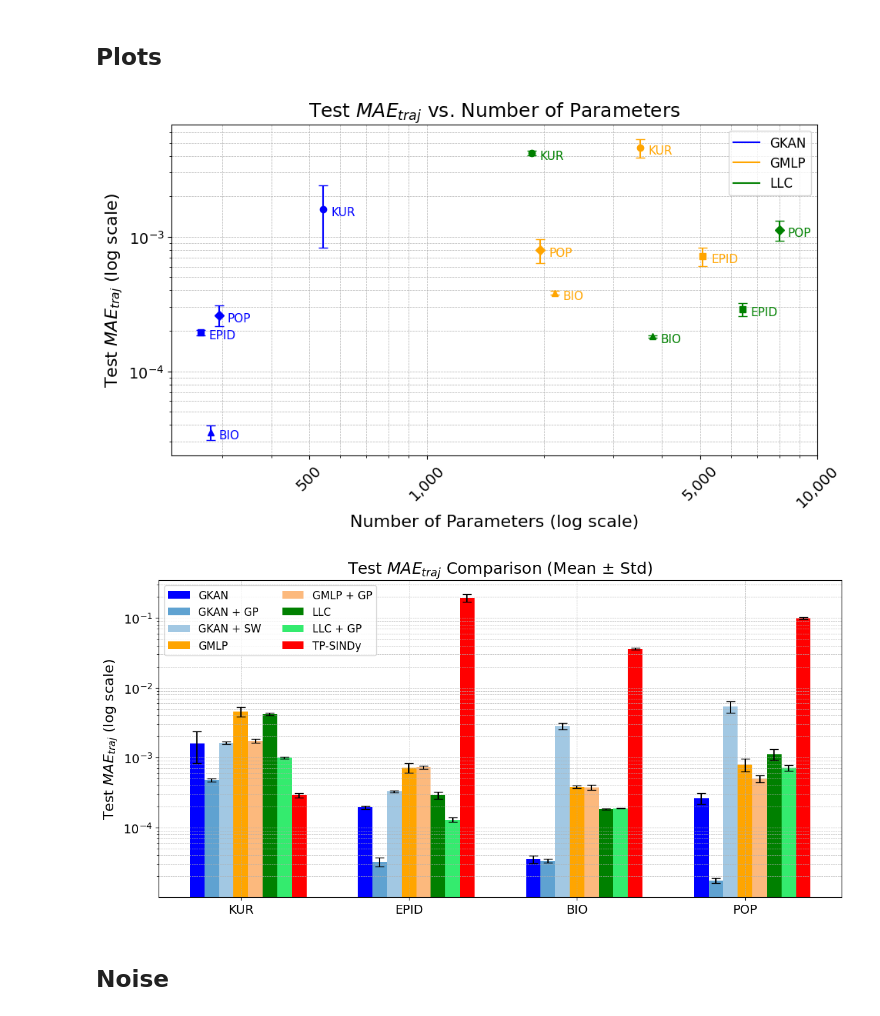
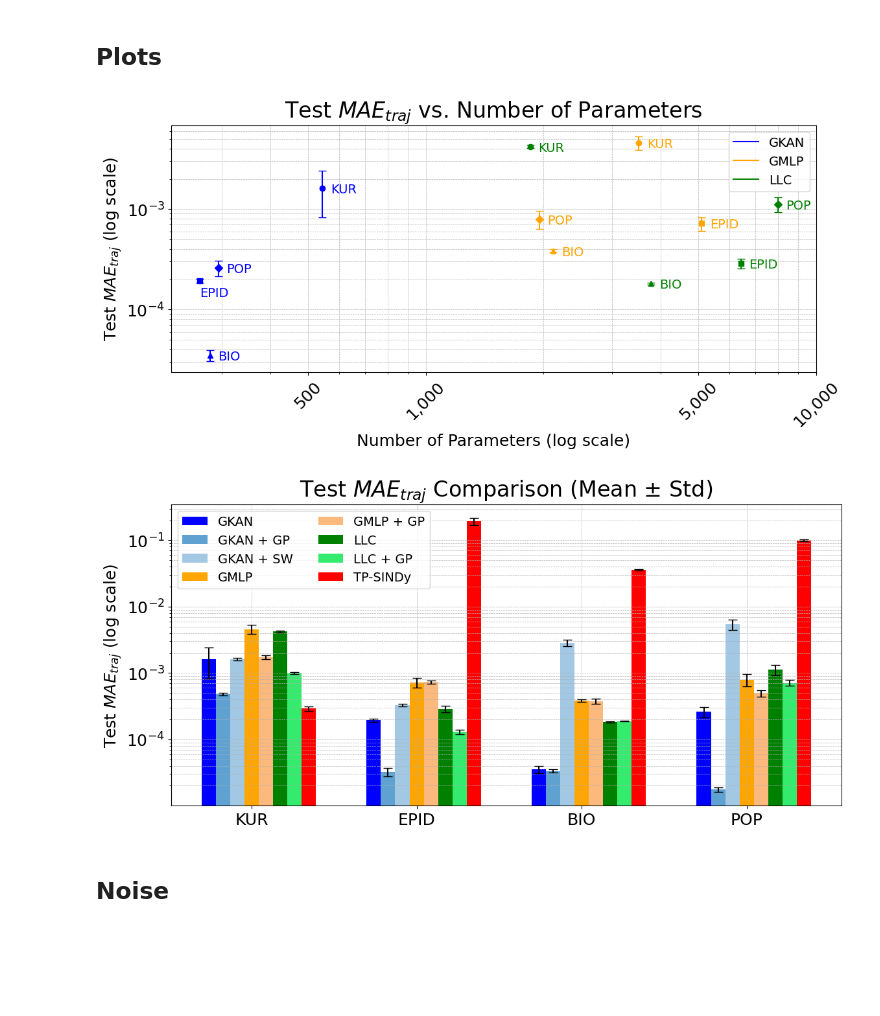
Before and after one commit to riccardocappi/Kan-for-Interpretable-Graph-Dynamics, a Jupyter notebook: plots.ipynb, the cells around one changed output. Cells and saved outputs as stored; diff of their text form; code cells hidden in the pictures; blank space fills up the shorter version.

```diff
--- a/plots.ipynb
+++ b/plots.ipynb
@@ -35,7 +35,7 @@ res_gkan = [res_kur_gkan, res_epid_gkan, res_bio_gkan, res_pop_gkan]
 
 res_kur_mpnn = load_res("./saved_models_optuna/model-kuramoto-mpnn/kuramoto_mpnn_ic1_s5_pd_mult_12/0/post_process_res.json")
 res_epid_mpnn = load_res("./saved_models_optuna/model-epidemics-mpnn/epidemics_mpnn_ic1_s5_pd_mult_12/0/post_process_res.json")
-res_bio_mpnn = load_res("./saved_models_optuna/model-biochemical-mpnn/biochemical_mpnn_ic1_s5_pd_mult_12/0/post_process_res_final.json")
+res_bio_mpnn = load_res("./saved_models_optuna/model-biochemical-mpnn/biochemical_mpnn_ic1_s5_pd_mult_12/0/post_process_res.json")
 res_pop_mpnn = load_res("./saved_models_optuna/model-population-mpnn/population_mpnn_ic1_s5_pd_mult_12/0/post_process_res.json")
 
 res_mpnn = [res_kur_mpnn, res_epid_mpnn, res_bio_mpnn, res_pop_mpnn]
@@ -49,7 +49,7 @@ res_tss = [res_kur_tss, res_epid_tss, res_bio_tss, res_pop_tss]
 
 res_kur_llc = load_res("./saved_models_optuna/model-kuramoto-llc/kuramoto_llc_2/0/post_process_res_seed.json")
 res_epid_llc = load_res("./saved_models_optuna/model-epidemics-llc/epidemics_llc_2/0/post_process_res_seed.json")
-res_bio_llc = load_res("./saved_models_optuna/model-biochemical-llc/biochemical_llc_2/0/post_process_res_final.json")
+res_bio_llc = load_res("./saved_models_optuna/model-biochemical-llc/biochemical_llc_2/0/post_process_res_seed.json")
 res_pop_llc = load_res("./saved_models_optuna/model-population-llc/population_llc_2/0/post_process_res_seed.json")
 
 res_llc = [res_kur_llc, res_epid_llc, res_bio_llc, res_pop_llc]
@@ -57,12 +57,12 @@ res_llc = [res_kur_llc, res_epid_llc, res_bio_llc, res_pop_llc]
 ## Plots
 # %%
 plt.rcParams.update({
-    "font.size": 14,         # base font size
-    "axes.titlesize": 18,    # title
-    "axes.labelsize": 16,    # x/y labels
-    "xtick.labelsize": 14,   # x-tick labels
-    "ytick.labelsize": 14,   # y-tick labels
-    "legend.fontsize": 12,   # legend
+    "font.size": 20,         # base font size
+    "axes.titlesize": 24,    # title
+    "axes.labelsize": 18,    # x/y labels
+    "xtick.labelsize": 18,   # x-tick labels
+    "ytick.labelsize": 18,   # y-tick labels
+    "legend.fontsize": 14,   # legend
 })
 # %%
 gkan_params = [res["Number of params"] for res in res_gkan]
@@ -86,15 +86,19 @@ log_std_llc = [log_error_bars(means, stds, True) for means, stds in zip(llc_loss
 
 
 
-plt.figure(figsize=(10, 6))
+plt.figure(figsize=(12, 6))
 for i in range(len(dynamics)):
     # Plot GKAN with error bars
     plt.errorbar(gkan_params[i], gkan_losses[i],
                  yerr=log_std_gkan[i], fmt=markers[i],
                  color='blue', label=None,
                  capsize=4)
-    plt.text(gkan_params[i]*1.05, gkan_losses[i]*0.9, dynamics[i],
-             fontsize=11, color='blue')
+    if dynamics[i] == "EPID":
+        plt.text(gkan_params[i], gkan_losses[i]*0.7, dynamics[i],
+                fontsize=14, color='blue')
+    else:
+        plt.text(gkan_params[i]*1.05, gkan_losses[i]*0.9, dynamics[i],
+                fontsize=14, color='blue')
 
     # Plot MPNN (GMLP) with error bars
     plt.errorbar(mpnn_params[i], mpnn_losses[i],
@@ -102,37 +106,37 @@ for i in range(len(dynamics)):
                  color='orange', label=None,
                  capsize=4)
     plt.text(mpnn_params[i]*1.05, mpnn_losses[i]*0.9, dynamics[i],
-             fontsize=11, color='orange')
+             fontsize=14, color='orange')
 
     # LLC-GP with error bars
     plt.errorbar(llc_params[i], llc_losses[i],
                  yerr=log_std_llc[i], fmt=markers[i],
                  color='green', label=None,
                  capsize=4)
     plt.text(llc_params[i]*1.05, llc_losses[i]*0.9, dynamics[i],
-             fontsize=11, color='green')
+             fontsize=14, color='green')
 
 # Add one legend entry for each model
 plt.errorbar([], [], color='blue', label='GKAN')
 plt.errorbar([], [], color='orange', label='GMLP')
 plt.errorbar([], [], color='green', label='LLC')
 
 plt.xscale('log')
 plt.yscale('log')
 plt.xlabel('Number of Parameters (log scale)')
 plt.ylabel(r'Test $MAE_{traj}$ (log scale)')
 plt.title(r'Test $MAE_{traj}$ vs. Number of Parameters')
 
 
 xticks = [5e2, 1e3, 5e3, 1e4]
 plt.xticks(xticks, [f"{int(x):,}" for x in xticks], rotation=45)
 
 plt.legend()
 plt.grid(True, which='both', ls='--', linewidth=0.5)
 plt.tight_layout()
 plt.show()
 # %% [output]
-[figure, old version]
+[figure, new version]
 # %%
 import matplotlib.pyplot as plt
 import numpy as np
@@ -232,7 +236,7 @@ ax.grid(True, which="both", ls="--", linewidth=0.5)
 plt.tight_layout()
 plt.show()
 # %% [output]
-[figure, old version]
+[figure, new version]
 # %% [markdown]
 ## Noise
 # %%
```
Also changed, not shown: parts of 2 cells of this notebook, 4 other files.
